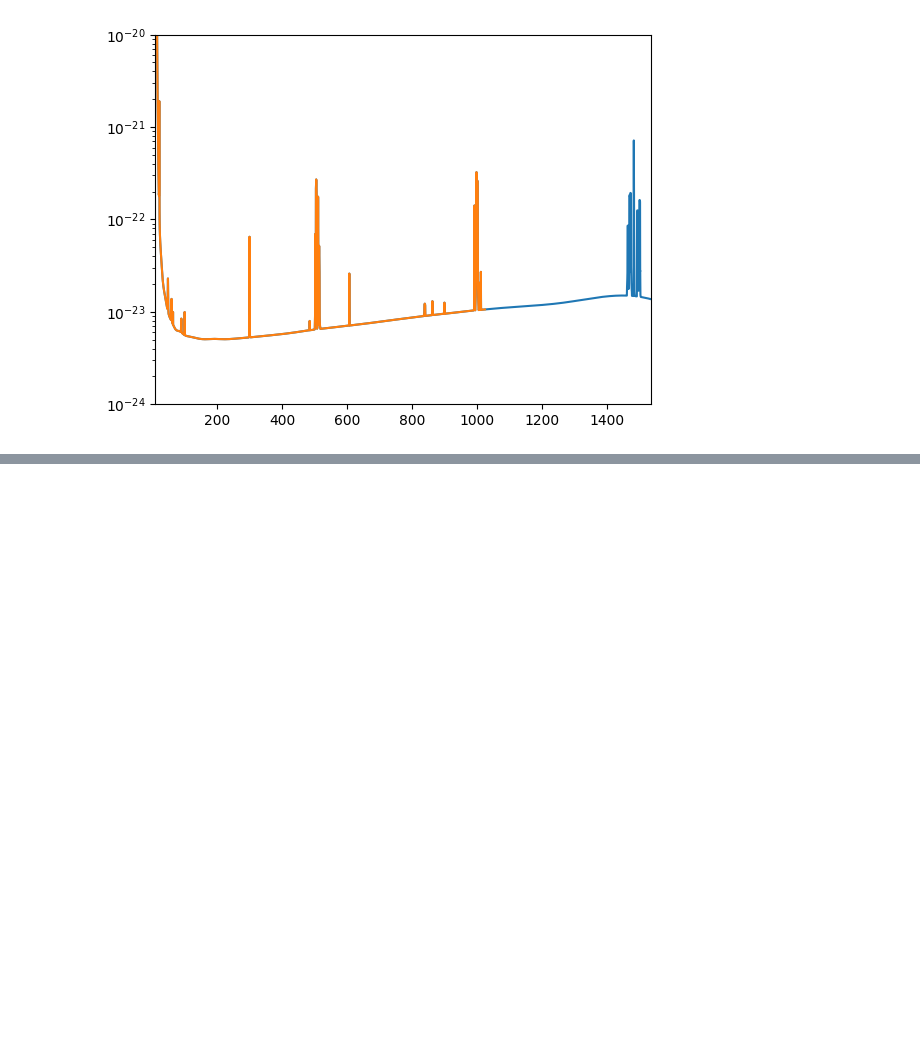
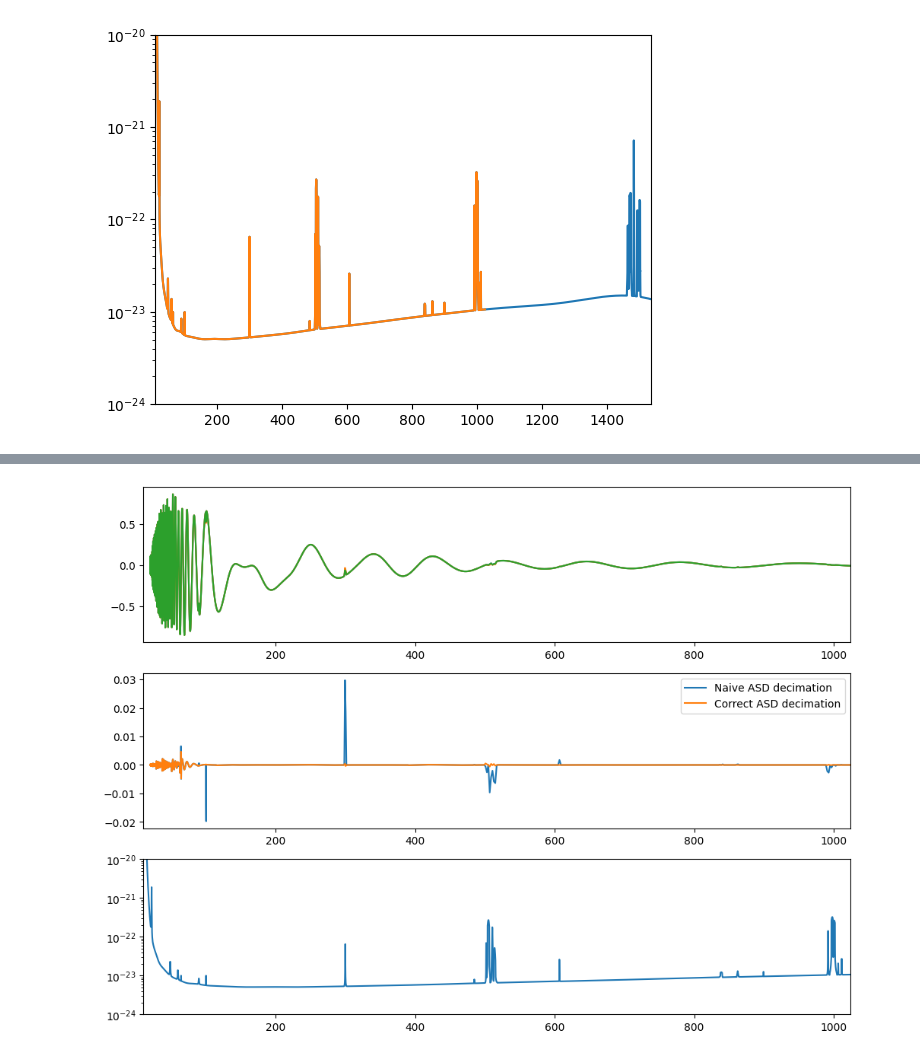
Before and after one commit to dingo-gw/dingo, a Jupyter notebook: binary_neutron_stars/prototyping/psd_decimation.ipynb, the cells around one changed output, grey strips where cells are left out. Saved outputs shown, nothing was run; the diff lists cells and outputs as text; code cells hidden in the pictures; blank space fills up the shorter version.

```diff
--- a/binary_neutron_stars/prototyping/psd_decimation.ipynb
+++ b/binary_neutron_stars/prototyping/psd_decimation.ipynb
@@ -318,0 +304,21 @@ Naive ASD decimation:   2.44e-04
+# %%
+fig, (ax1, ax2, ax3) = plt.subplots(3)
+fig.set_size_inches((12,9))
+
+ax1.plot(mfd(), h_ufd_white_dec)
+ax1.plot(mfd(), h_mfd_white_naive)
+ax1.plot(mfd(), h_mfd_white)
+ax1.set_xlim((10,1024))
+
+ax2.plot(mfd(), h_mfd_white_naive - h_ufd_white_dec, label="Naive ASD decimation")
+ax2.plot(mfd(), h_mfd_white - h_ufd_white_dec, label="Correct ASD decimation")
+ax2.set_xlim((10,1024))
+ax2.legend()
+
+ax3.plot(ufd(), asd_ufd)
+ax3.set_xlim((10,1024))
+ax3.set_ylim((1e-24,1e-20))
+ax3.set_yscale("log")
+plt.show()
+# %% [output]
+[figure, added]
```
Also changed, not shown: parts of 11 cells of this notebook, 1 other file.
